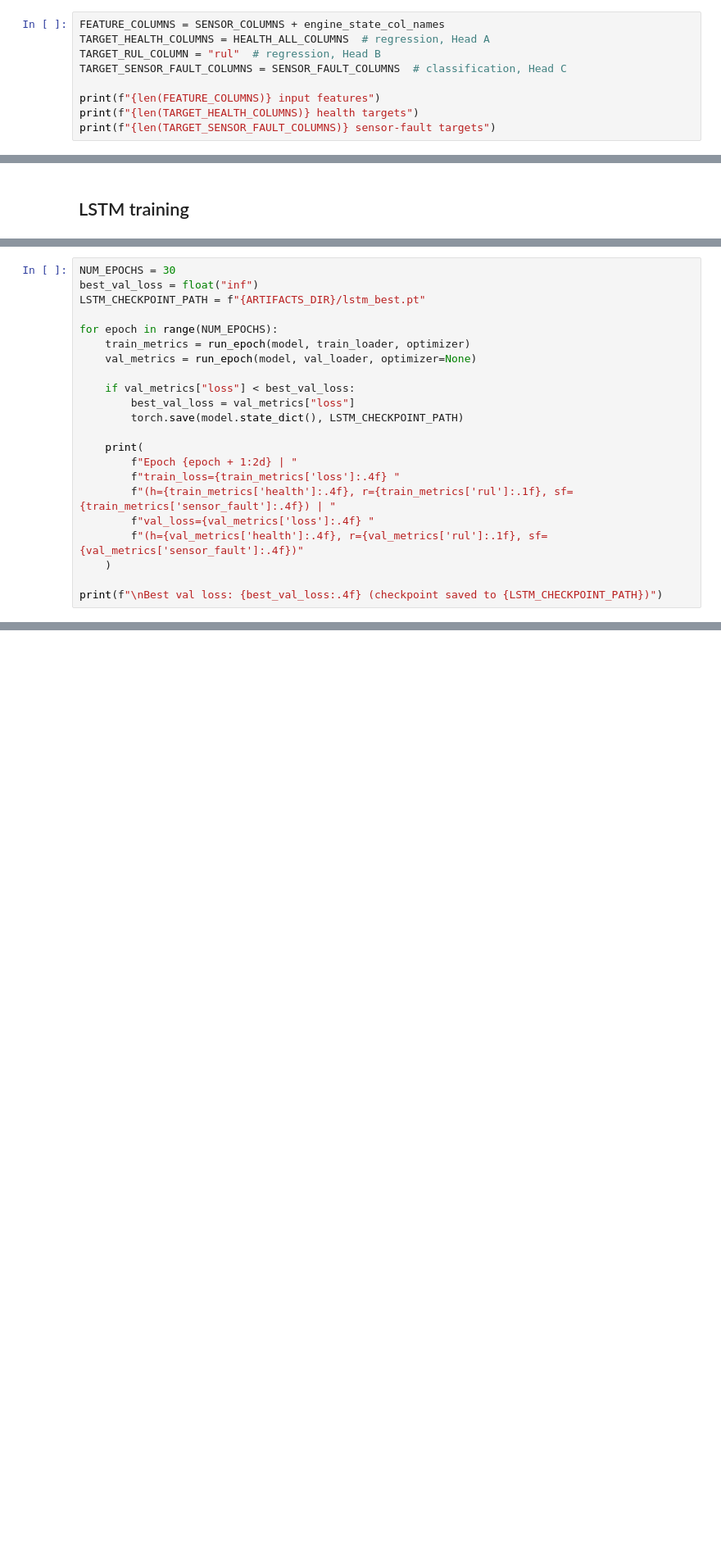
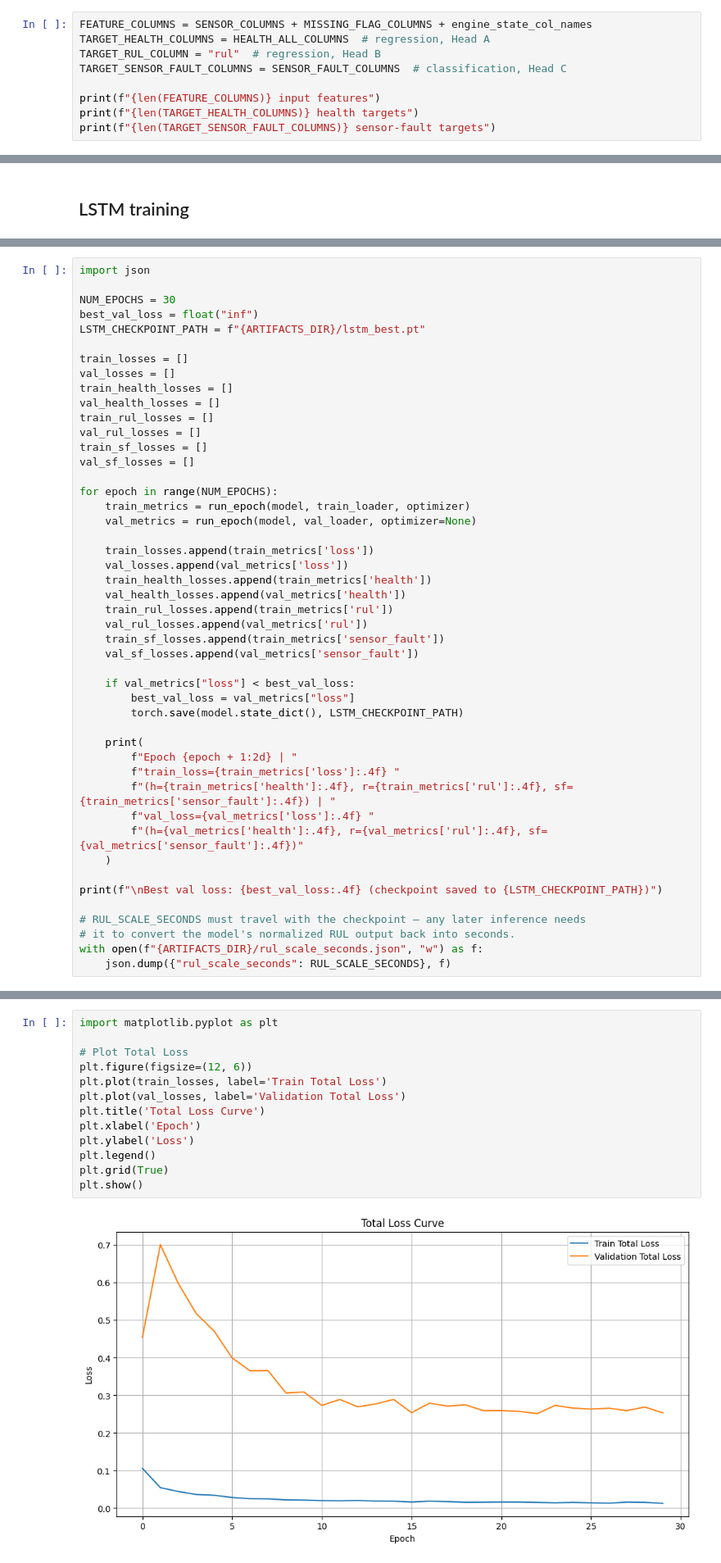
Before and after one commit to parinaB/DroneAcharaya, a Jupyter notebook: ml/training/lstm_rul/lstm_training.ipynb, the cells around one changed output, grey strips where cells are left out. Shown at 82% size. Drawn from its saved outputs; the diff is of its cells as text; blank space fills up the shorter version.

Commit message:
update lstm training code
Signed-off-by: Sachin-0001 <sachin.samprit@gmail.com>

```diff
--- a/ml/training/lstm_rul/lstm_training.ipynb
+++ b/ml/training/lstm_rul/lstm_training.ipynb
@@ -276,7 +382,7 @@ print("engine_state columns:", engine_state_col_names)
 # %% [markdown]
 ## FEATURE_COLUMNS
 # %%
-FEATURE_COLUMNS = SENSOR_COLUMNS + engine_state_col_names
+FEATURE_COLUMNS = SENSOR_COLUMNS + MISSING_FLAG_COLUMNS + engine_state_col_names
 TARGET_HEALTH_COLUMNS = HEALTH_ALL_COLUMNS  # regression, Head A
 TARGET_RUL_COLUMN = "rul"  # regression, Head B
 TARGET_SENSOR_FAULT_COLUMNS = SENSOR_FAULT_COLUMNS  # classification, Head C
@@ -552,11 +699,31 @@ print(model)
 # %%
+import json
+
 NUM_EPOCHS = 30
 best_val_loss = float("inf")
 LSTM_CHECKPOINT_PATH = f"{ARTIFACTS_DIR}/lstm_best.pt"
 
+train_losses = []
+val_losses = []
+train_health_losses = []
+val_health_losses = []
+train_rul_losses = []
+val_rul_losses = []
+train_sf_losses = []
+val_sf_losses = []
+
 for epoch in range(NUM_EPOCHS):
     train_metrics = run_epoch(model, train_loader, optimizer)
     val_metrics = run_epoch(model, val_loader, optimizer=None)
+
+    train_losses.append(train_metrics['loss'])
+    val_losses.append(val_metrics['loss'])
+    train_health_losses.append(train_metrics['health'])
+    val_health_losses.append(val_metrics['health'])
+    train_rul_losses.append(train_metrics['rul'])
+    val_rul_losses.append(val_metrics['rul'])
+    train_sf_losses.append(train_metrics['sensor_fault'])
+    val_sf_losses.append(val_metrics['sensor_fault'])
 
     if val_metrics["loss"] < best_val_loss:
         best_val_loss = val_metrics["loss"]
@@ -565,9 +732,14 @@ for epoch in range(NUM_EPOCHS):
     print(
         f"Epoch {epoch + 1:2d} | "
         f"train_loss={train_metrics['loss']:.4f} "
-        f"(h={train_metrics['health']:.4f}, r={train_metrics['rul']:.1f}, sf={train_metrics['sensor_fault']:.4f}) | "
+        f"(h={train_metrics['health']:.4f}, r={train_metrics['rul']:.4f}, sf={train_metrics['sensor_fault']:.4f}) | "
         f"val_loss={val_metrics['loss']:.4f} "
-        f"(h={val_metrics['health']:.4f}, r={val_metrics['rul']:.1f}, sf={val_metrics['sensor_fault']:.4f})"
+        f"(h={val_metrics['health']:.4f}, r={val_metrics['rul']:.4f}, sf={val_metrics['sensor_fault']:.4f})"
     )
 
 print(f"\nBest val loss: {best_val_loss:.4f} (checkpoint saved to {LSTM_CHECKPOINT_PATH})")
+
+# RUL_SCALE_SECONDS must travel with the checkpoint — any later inference needs
+# it to convert the model's normalized RUL output back into seconds.
+with open(f"{ARTIFACTS_DIR}/rul_scale_seconds.json", "w") as f:
+    json.dump({"rul_scale_seconds": RUL_SCALE_SECONDS}, f)
@@ -573,0 +764,15 @@ print(f"\nBest val loss: {best_val_loss:.4f} (checkpoint saved to {LSTM_CHECKPOI
+# %%
+import matplotlib.pyplot as plt
+
+# Plot Total Loss
+plt.figure(figsize=(12, 6))
+plt.plot(train_losses, label='Train Total Loss')
+plt.plot(val_losses, label='Validation Total Loss')
+plt.title('Total Loss Curve')
+plt.xlabel('Epoch')
+plt.ylabel('Loss')
+plt.legend()
+plt.grid(True)
+plt.show()
+# %% [output]
+[figure, added]
```
Also changed, not shown: parts of 24 cells of this notebook.
